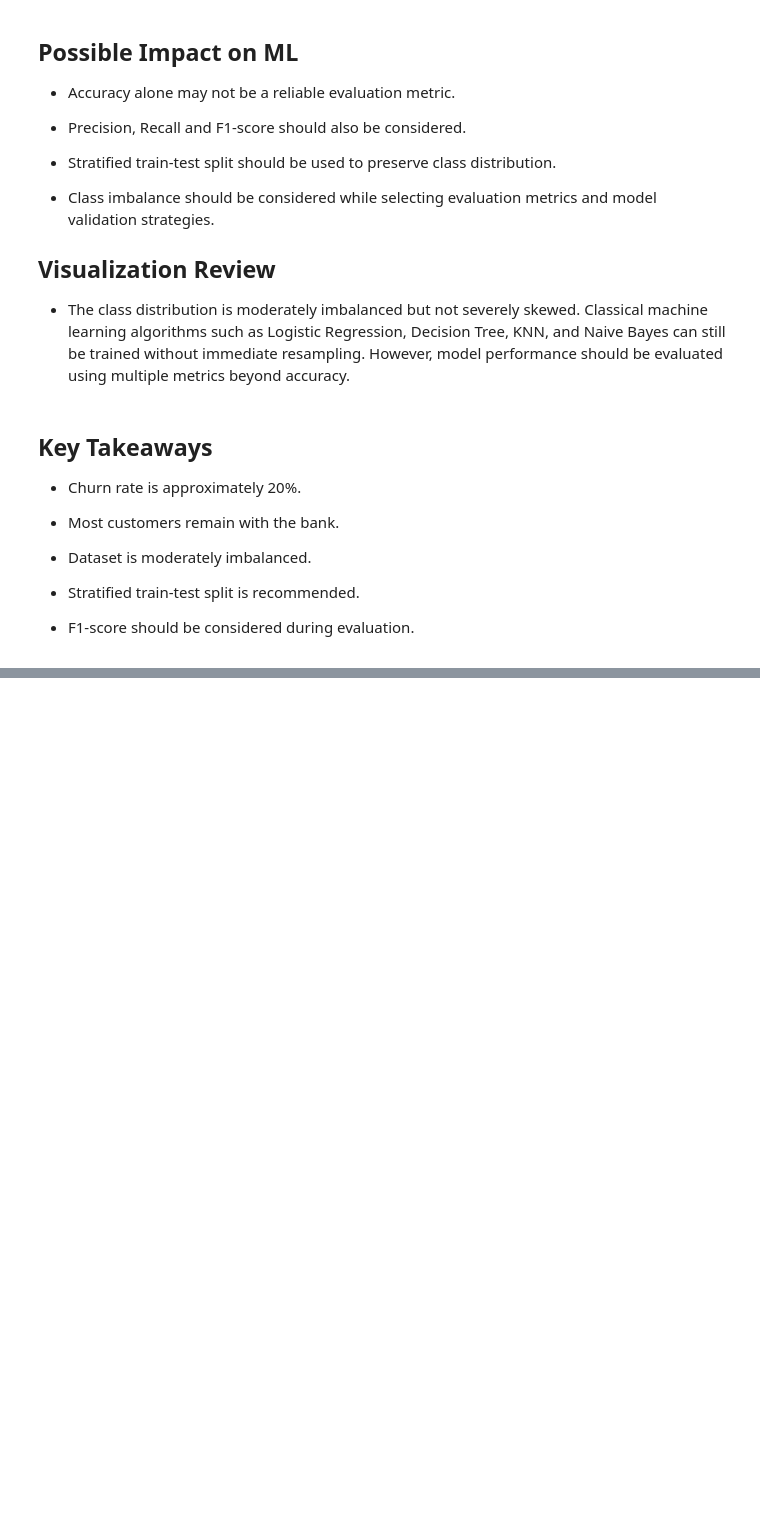
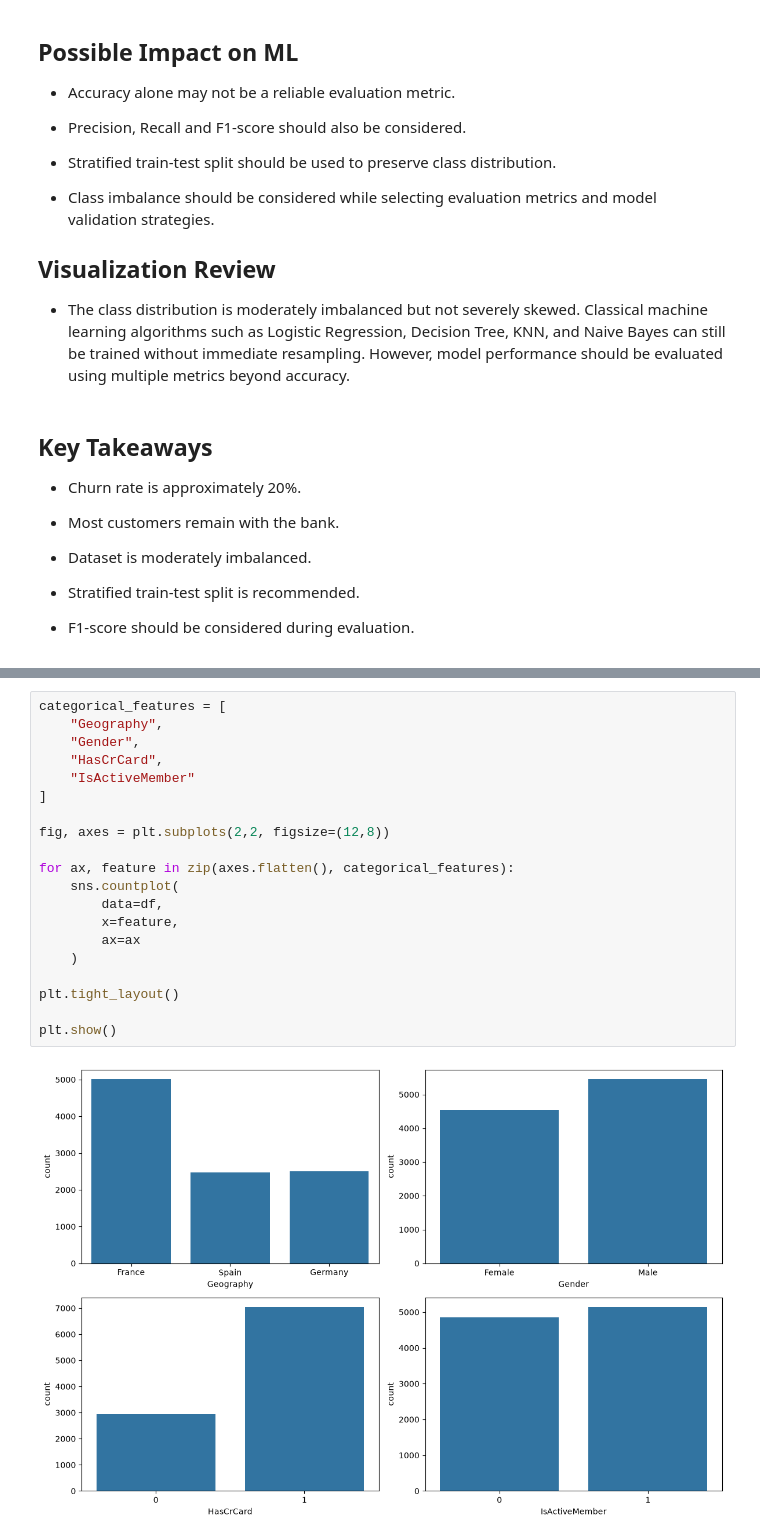
Before and after one commit to dattaemon247-art/customer-churn-prediction, a Jupyter notebook: notebooks/02_eda.ipynb, the cells around one changed output, grey strips where cells are left out. Drawn from its saved outputs; the diff is of its cells as text; blank space fills up the shorter version.

```diff
--- a/notebooks/02_eda.ipynb
+++ b/notebooks/02_eda.ipynb
@@ -219,0 +280,22 @@ plt.show()
+# %%
+categorical_features = [
+    "Geography",
+    "Gender",
+    "HasCrCard",
+    "IsActiveMember"
+]
+
+fig, axes = plt.subplots(2,2, figsize=(12,8))
+
+for ax, feature in zip(axes.flatten(), categorical_features):
+    sns.countplot(
+        data=df,
+        x=feature,
+        ax=ax
+    )
+
+plt.tight_layout()
+
+plt.show()
+# %% [output]
+[figure, added]
```
Also changed, not shown: parts of 8 cells of this notebook, 10 other files.
